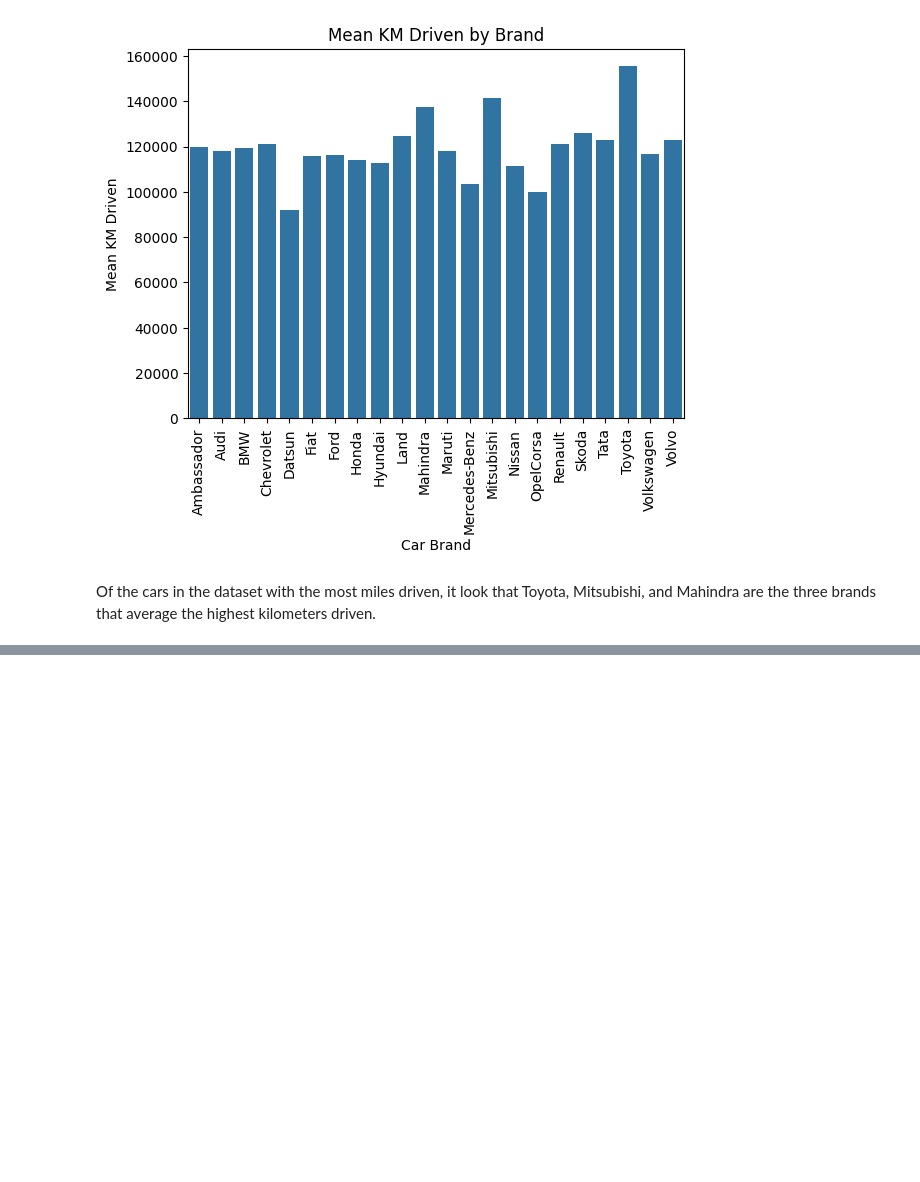
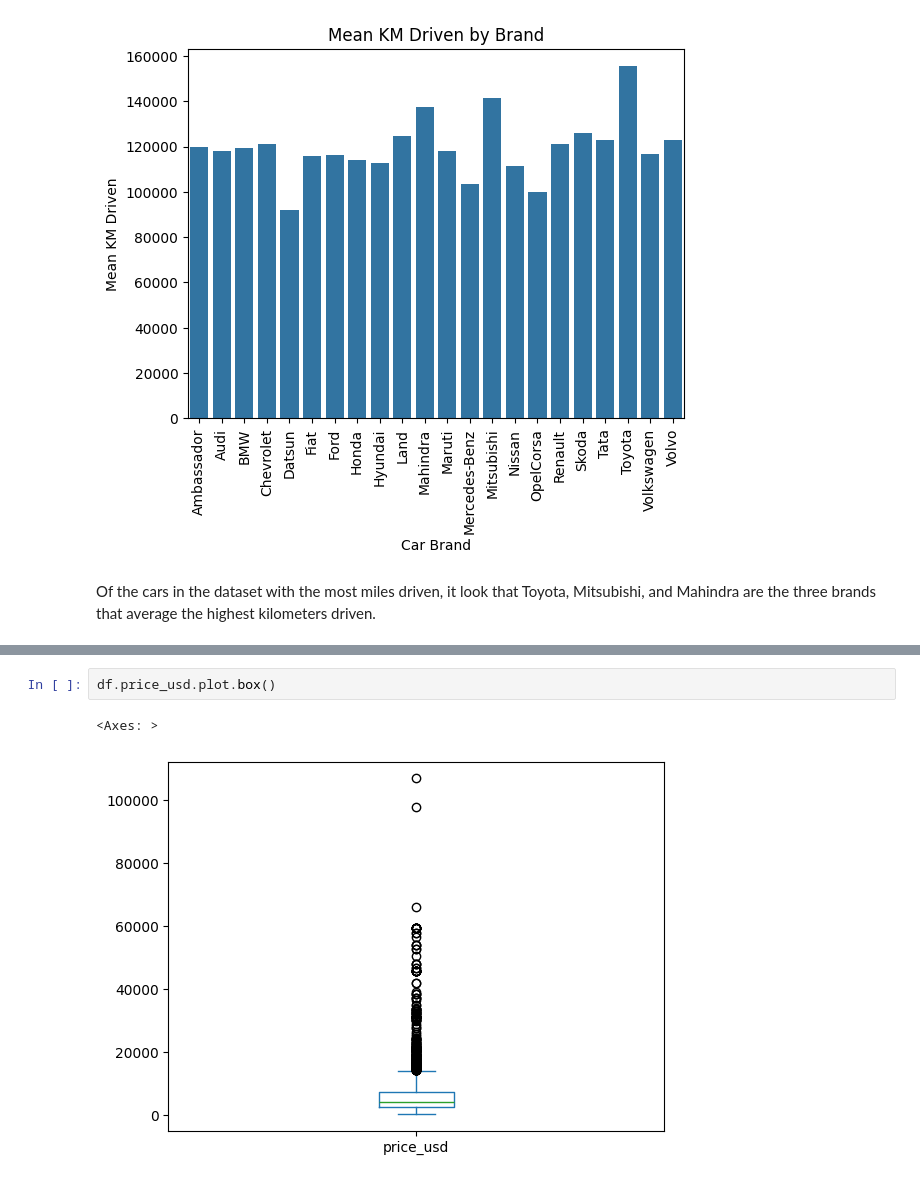
Before and after one commit to leoflewis/631-project-2, a Jupyter notebook: Project-Notebook.ipynb, the cells around one changed output, grey strips where cells are left out. Saved outputs shown, nothing was run; the diff lists cells and outputs as text; blank space fills up the shorter version.

```diff
--- a/Project-Notebook.ipynb
+++ b/Project-Notebook.ipynb
@@ -360,0 +412,5 @@ Of the cars in the dataset with the most miles driven, it look that Toyota, Mits
+# %%
+df.price_usd.plot.box()
+# %% [output]
+<Axes: >
+[figure, added]
```
Also changed, not shown: parts of 33 cells of this notebook, 1 other file.
